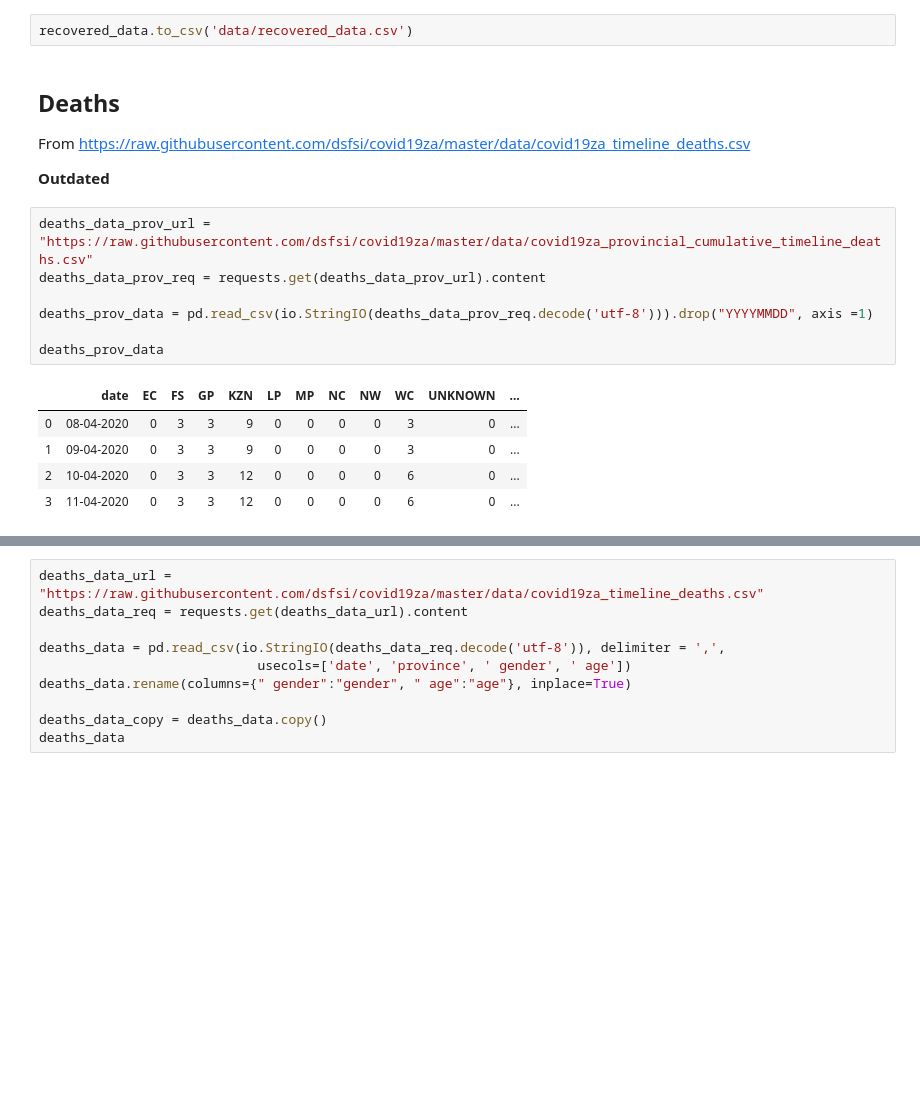
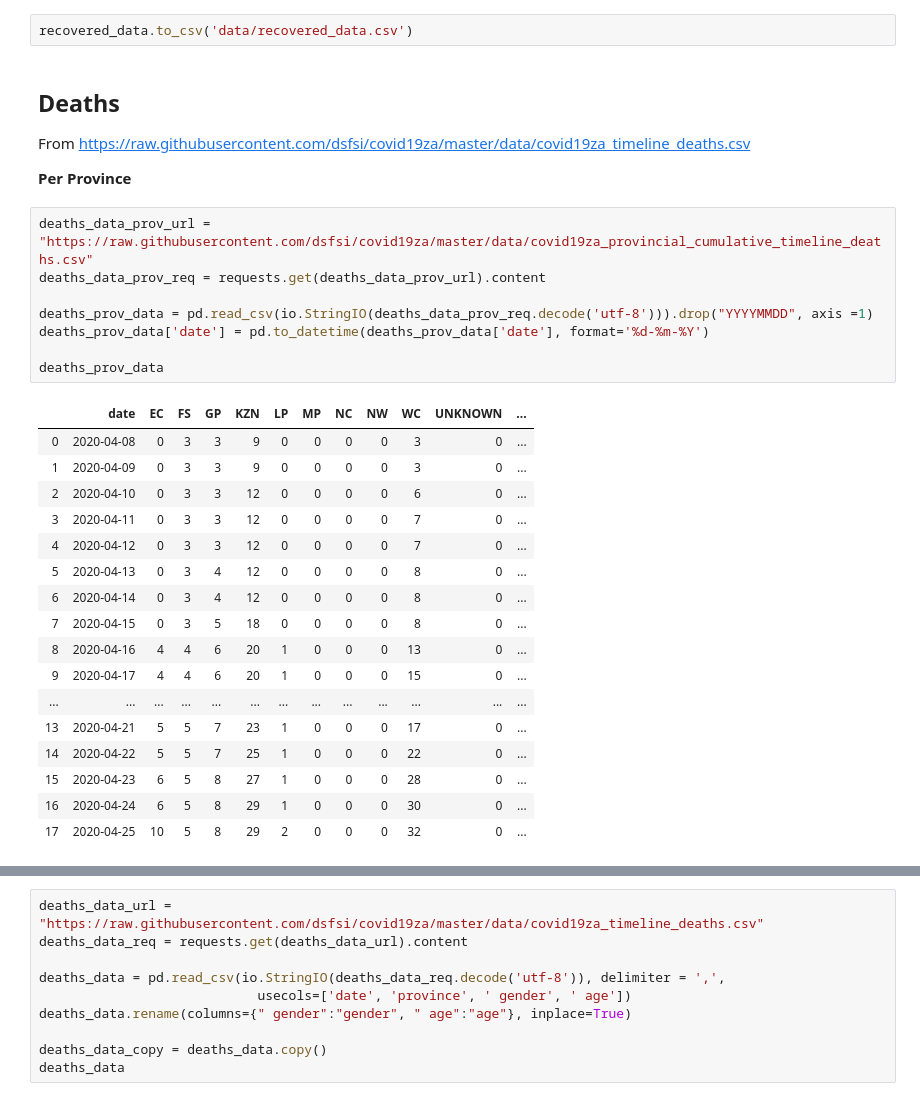
Before and after one commit to SimonRosen173/Covid19SAData, a Jupyter notebook: Data_Preprocessing.ipynb, the cells around one changed output, grey strips where cells are left out. Cells and saved outputs as stored; diff of their text form; blank space fills up the shorter version.

Commit message:
Data updated. (Sorry for updating so late)

```diff
--- a/Data_Preprocessing.ipynb
+++ b/Data_Preprocessing.ipynb
@@ -605,17 +596,30 @@ recovered_data.to_csv('data/recovered_data.csv')
 ## Deaths
 From https://raw.githubusercontent.com/dsfsi/covid19za/master/data/covid19za_timeline_deaths.csv
 
-**Outdated**
+**Per Province**
 # %%
 deaths_data_prov_url = "https://raw.githubusercontent.com/dsfsi/covid19za/master/data/covid19za_provincial_cumulative_timeline_deaths.csv"
 deaths_data_prov_req = requests.get(deaths_data_prov_url).content
 
 deaths_prov_data = pd.read_csv(io.StringIO(deaths_data_prov_req.decode('utf-8'))).drop("YYYYMMDD", axis =1)
+deaths_prov_data['date'] = pd.to_datetime(deaths_prov_data['date'], format='%d-%m-%Y')
 
 deaths_prov_data
 # %% [output]
 |  | date | EC | FS | GP | KZN | LP | MP | NC | NW | WC | UNKNOWN | ... |
-| 0 | 08-04-2020 | 0 | 3 | 3 | 9 | 0 | 0 | 0 | 0 | 3 | 0 | ... |
-| 1 | 09-04-2020 | 0 | 3 | 3 | 9 | 0 | 0 | 0 | 0 | 3 | 0 | ... |
-| 2 | 10-04-2020 | 0 | 3 | 3 | 12 | 0 | 0 | 0 | 0 | 6 | 0 | ... |
-| 3 | 11-04-2020 | 0 | 3 | 3 | 12 | 0 | 0 | 0 | 0 | 6 | 0 | ... |
+| 0 | 2020-04-08 | 0 | 3 | 3 | 9 | 0 | 0 | 0 | 0 | 3 | 0 | ... |
+| 1 | 2020-04-09 | 0 | 3 | 3 | 9 | 0 | 0 | 0 | 0 | 3 | 0 | ... |
+| 2 | 2020-04-10 | 0 | 3 | 3 | 12 | 0 | 0 | 0 | 0 | 6 | 0 | ... |
+| 3 | 2020-04-11 | 0 | 3 | 3 | 12 | 0 | 0 | 0 | 0 | 7 | 0 | ... |
+| 4 | 2020-04-12 | 0 | 3 | 3 | 12 | 0 | 0 | 0 | 0 | 7 | 0 | ... |
+| 5 | 2020-04-13 | 0 | 3 | 4 | 12 | 0 | 0 | 0 | 0 | 8 | 0 | ... |
+| 6 | 2020-04-14 | 0 | 3 | 4 | 12 | 0 | 0 | 0 | 0 | 8 | 0 | ... |
+| 7 | 2020-04-15 | 0 | 3 | 5 | 18 | 0 | 0 | 0 | 0 | 8 | 0 | ... |
+| 8 | 2020-04-16 | 4 | 4 | 6 | 20 | 1 | 0 | 0 | 0 | 13 | 0 | ... |
+| 9 | 2020-04-17 | 4 | 4 | 6 | 20 | 1 | 0 | 0 | 0 | 15 | 0 | ... |
+| ... | ... | ... | ... | ... | ... | ... | ... | ... | ... | ... | ... | ... |
+| 13 | 2020-04-21 | 5 | 5 | 7 | 23 | 1 | 0 | 0 | 0 | 17 | 0 | ... |
+| 14 | 2020-04-22 | 5 | 5 | 7 | 25 | 1 | 0 | 0 | 0 | 22 | 0 | ... |
+| 15 | 2020-04-23 | 6 | 5 | 8 | 27 | 1 | 0 | 0 | 0 | 28 | 0 | ... |
+| 16 | 2020-04-24 | 6 | 5 | 8 | 29 | 1 | 0 | 0 | 0 | 30 | 0 | ... |
+| 17 | 2020-04-25 | 10 | 5 | 8 | 29 | 2 | 0 | 0 | 0 | 32 | 0 | ... |
```
Also changed, not shown: parts of 49 cells of this notebook, 35 other files.
